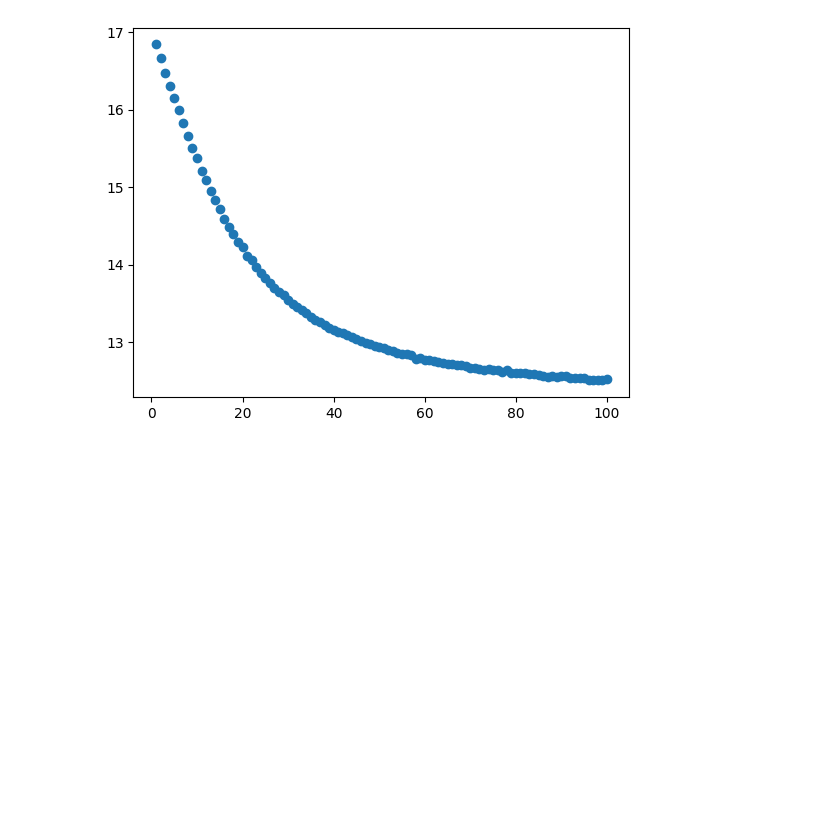
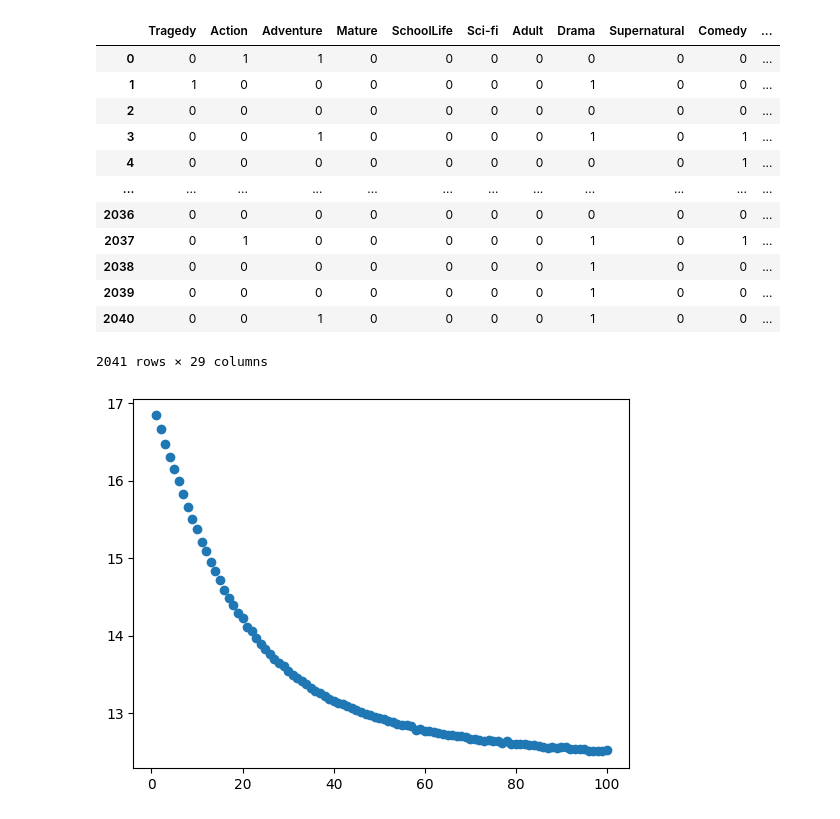
Before and after one commit to Zn10plays/VCP, a Jupyter notebook: analysis.ipynb, the cells around one changed output. Saved outputs shown, nothing was run; the diff lists cells and outputs as text; code cells hidden in the pictures; blank space fills up the shorter version.

```diff
--- a/analysis.ipynb
+++ b/analysis.ipynb
@@ -11,6 +11,22 @@ import seaborn
 from vit_pytorch import ViT
 from einops import rearrange
 import torch.nn.functional as F
+# %%
+training_dataset.labels
+# %% [output]
+|  | Tragedy | Action | Adventure | Mature | SchoolLife | Sci-fi | Adult | Drama | Supernatural | Comedy | ... |
+| 0 | 0 | 1 | 1 | 0 | 0 | 0 | 0 | 0 | 0 | 0 | ... |
+| 1 | 1 | 0 | 0 | 0 | 0 | 0 | 0 | 1 | 0 | 0 | ... |
+| 2 | 0 | 0 | 0 | 0 | 0 | 0 | 0 | 0 | 0 | 0 | ... |
+| 3 | 0 | 0 | 1 | 0 | 0 | 0 | 0 | 1 | 0 | 1 | ... |
+| 4 | 0 | 0 | 0 | 0 | 0 | 0 | 0 | 0 | 0 | 1 | ... |
+| ... | ... | ... | ... | ... | ... | ... | ... | ... | ... | ... | ... |
+| 2036 | 0 | 0 | 0 | 0 | 0 | 0 | 0 | 0 | 0 | 0 | ... |
+| 2037 | 0 | 1 | 0 | 0 | 0 | 0 | 0 | 1 | 0 | 1 | ... |
+| 2038 | 0 | 0 | 0 | 0 | 0 | 0 | 0 | 1 | 0 | 0 | ... |
+| 2039 | 0 | 0 | 0 | 0 | 0 | 0 | 0 | 1 | 0 | 0 | ... |
+| 2040 | 0 | 0 | 1 | 0 | 0 | 0 | 0 | 1 | 0 | 0 | ... |
+2041 rows × 29 columns
 # %%
 pares = []
 for elm in tqdm(os.listdir('./saves')):
```
Also changed, not shown: parts of 1 cell of this notebook, 5 other files.
